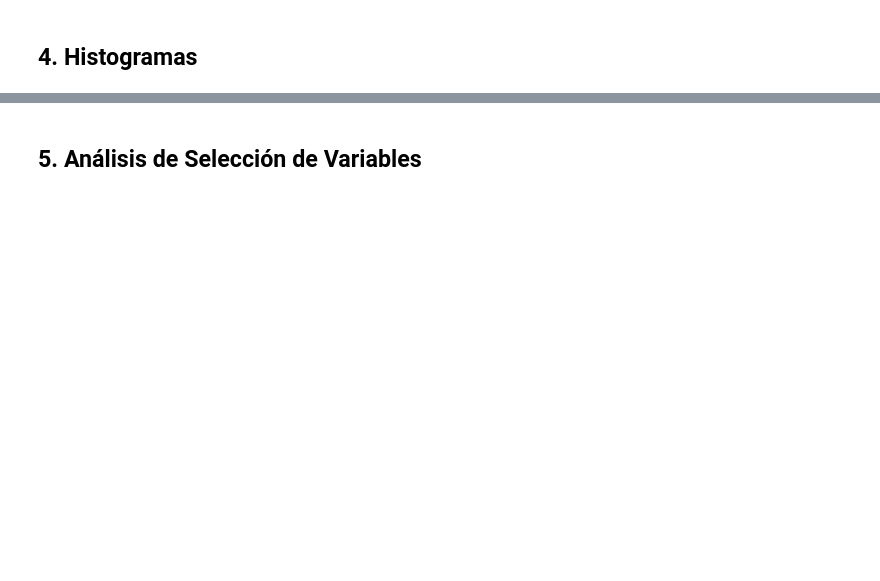
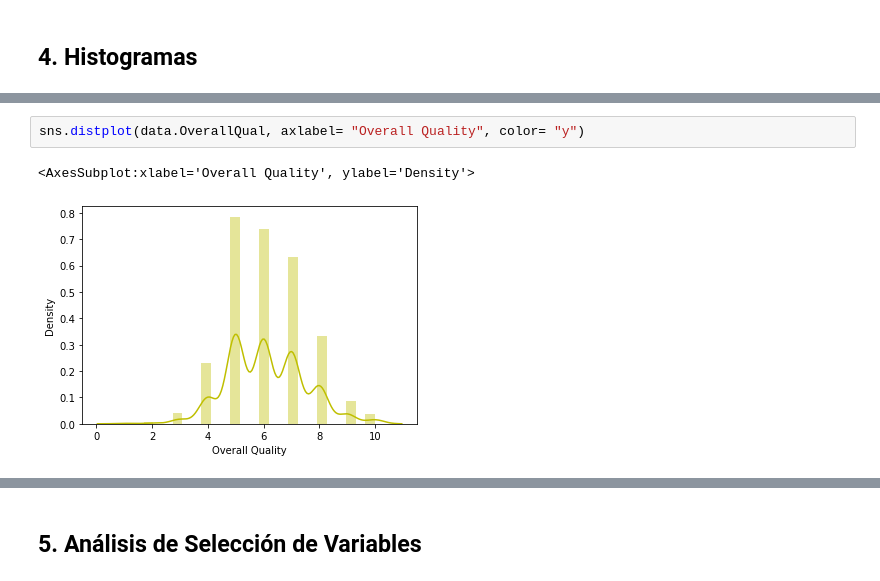
Before and after one commit to andrear17/Proyecto_Final-CDP, a Jupyter notebook: Proyecto_Final.ipynb, the cells around one changed output, grey strips where cells are left out. Saved outputs shown, nothing was run; the diff lists cells and outputs as text; blank space fills up the shorter version.

```diff
--- a/Proyecto_Final.ipynb
+++ b/Proyecto_Final.ipynb
@@ -100,0 +107,5 @@ dtype: float64
+# %%
+sns.distplot(data.OverallQual, axlabel= "Overall Quality", color= "y")
+# %% [output]
+<AxesSubplot:xlabel='Overall Quality', ylabel='Density'>
+[figure, added]
```
Also changed, not shown: parts of 33 cells of this notebook.
